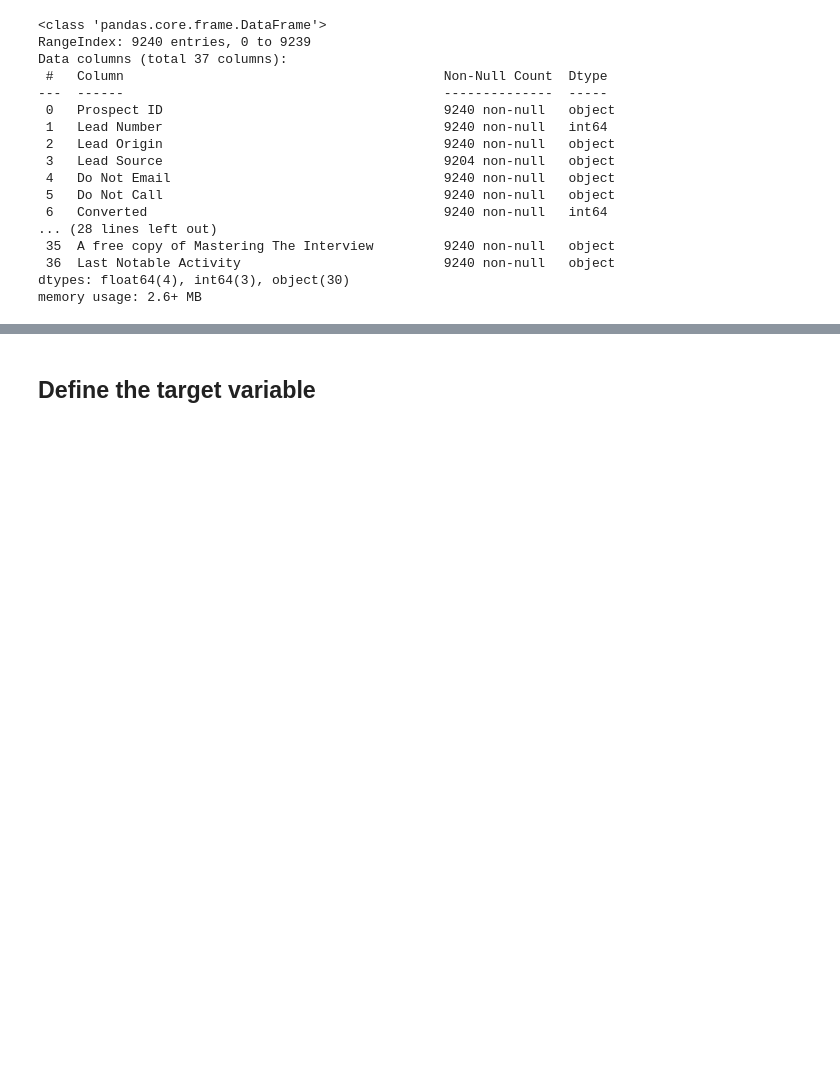
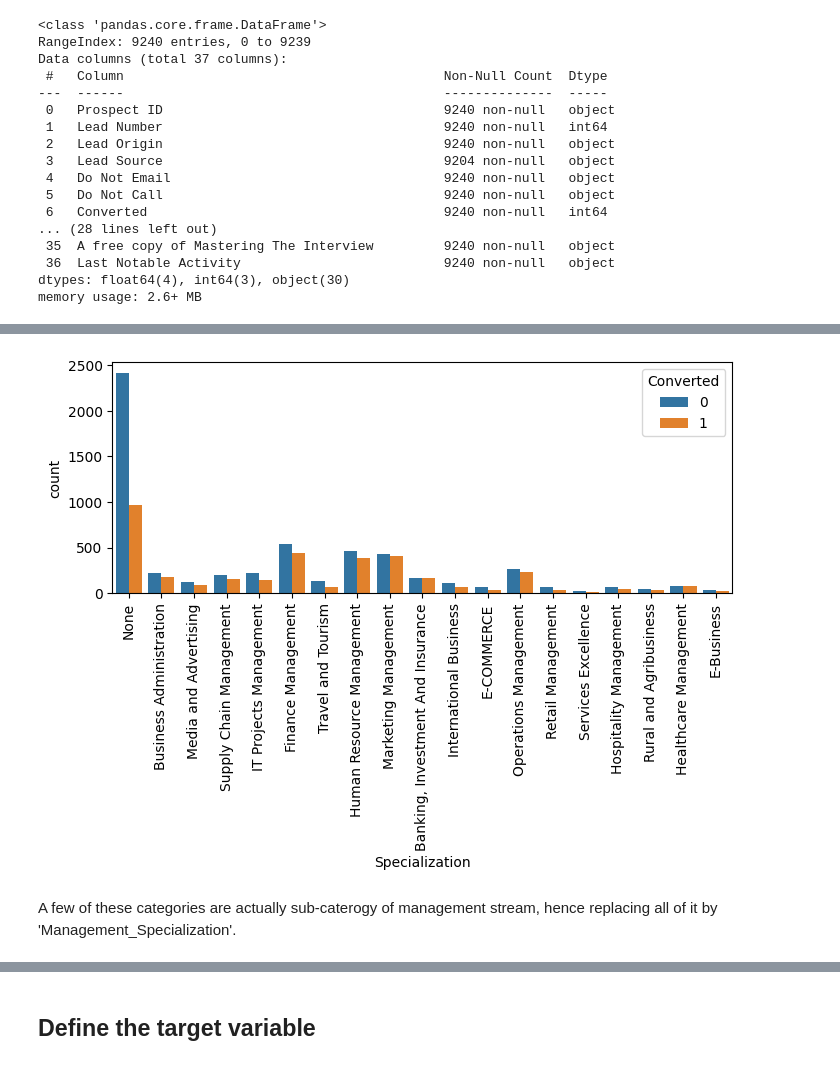
Before and after one commit to rajeshi/leading_score_case_study, a Jupyter notebook: Leading_Score_Case_Study.ipynb, the cells around one changed output, grey strips where cells are left out. Drawn from its saved outputs; the diff is of its cells as text; code cells hidden in the pictures; blank space fills up the shorter version.

```diff
--- a/Leading_Score_Case_Study.ipynb
+++ b/Leading_Score_Case_Study.ipynb
@@ -146,0 +286,13 @@ memory usage: 2.6+ MB
+# %%
+#Since NaN has max values, we replace it as a category to consider it while calculating conversion rate.
+leads['Specialization'] = leads['Specialization'].replace(np.nan, 'None')
+# %%
+
+plt.figure(figsize=(8,3))
+s1=sns.countplot(x=leads.Specialization, hue=leads.Converted)
+s1.set_xticklabels(s1.get_xticklabels(),rotation=90)
+plt.show()
+# %% [output]
+[figure, added]
+# %% [markdown]
+A few of these categories are actually sub-caterogy of management stream, hence replacing all of it by 'Management_Specialization'.
```
Also changed, not shown: parts of 106 cells of this notebook.
